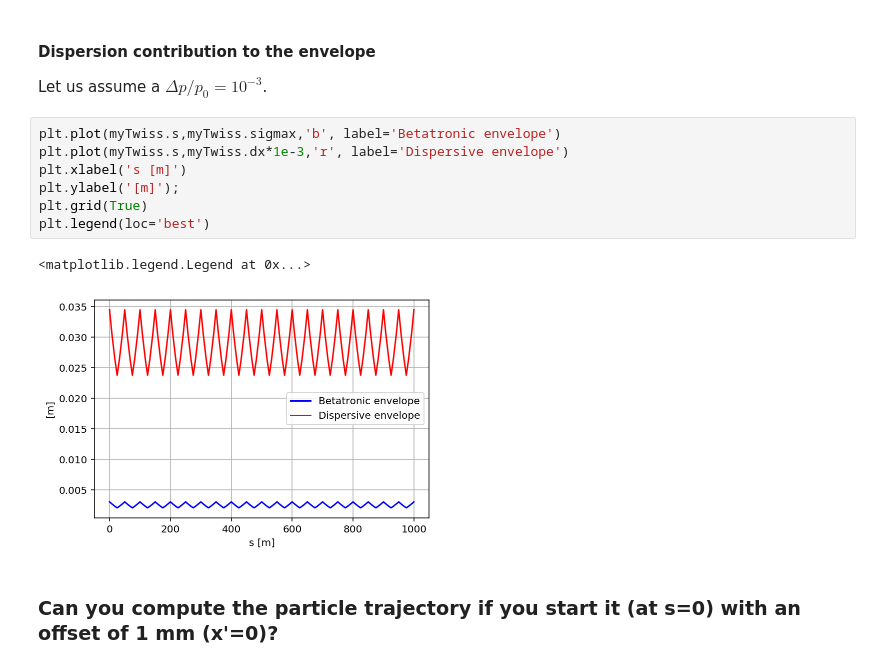
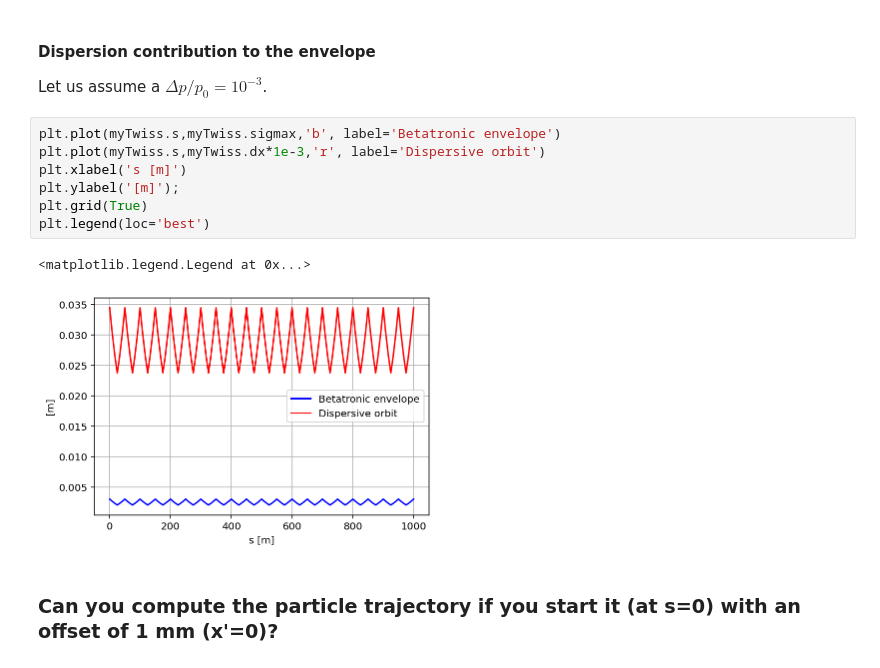
Before and after one commit to cerncas/2022Sevrier, a Jupyter notebook: exercises/solutions/Exercise2/Exercise2.ipynb, the cells around one changed output. Cells and saved outputs as stored; diff of their text form.

```diff
--- a/exercises/solutions/Exercise2/Exercise2.ipynb
+++ b/exercises/solutions/Exercise2/Exercise2.ipynb
@@ -271,14 +271,14 @@ plt.ylabel('$\sigma$ [m]');
 Let us assume a $\Delta p/p_0=10^{-3}$.
 # %%
 plt.plot(myTwiss.s,myTwiss.sigmax,'b', label='Betatronic envelope')
-plt.plot(myTwiss.s,myTwiss.dx*1e-3,'r', label='Dispersive envelope')
+plt.plot(myTwiss.s,myTwiss.dx*1e-3,'r', label='Dispersive orbit')
 plt.xlabel('s [m]')
 plt.ylabel('[m]');
 plt.grid(True)
 plt.legend(loc='best')
 # %% [output]
 <matplotlib.legend.Legend at 0x...>
-[figure, old version]
+[figure, new version]
 # %% [markdown]
 ### Can you  compute the particle trajectory if you start it (at s=0) with an offset of 1 mm (x'=0)?
 # %%
```
Also changed, not shown: parts of 15 cells of this notebook, 2 other files.
